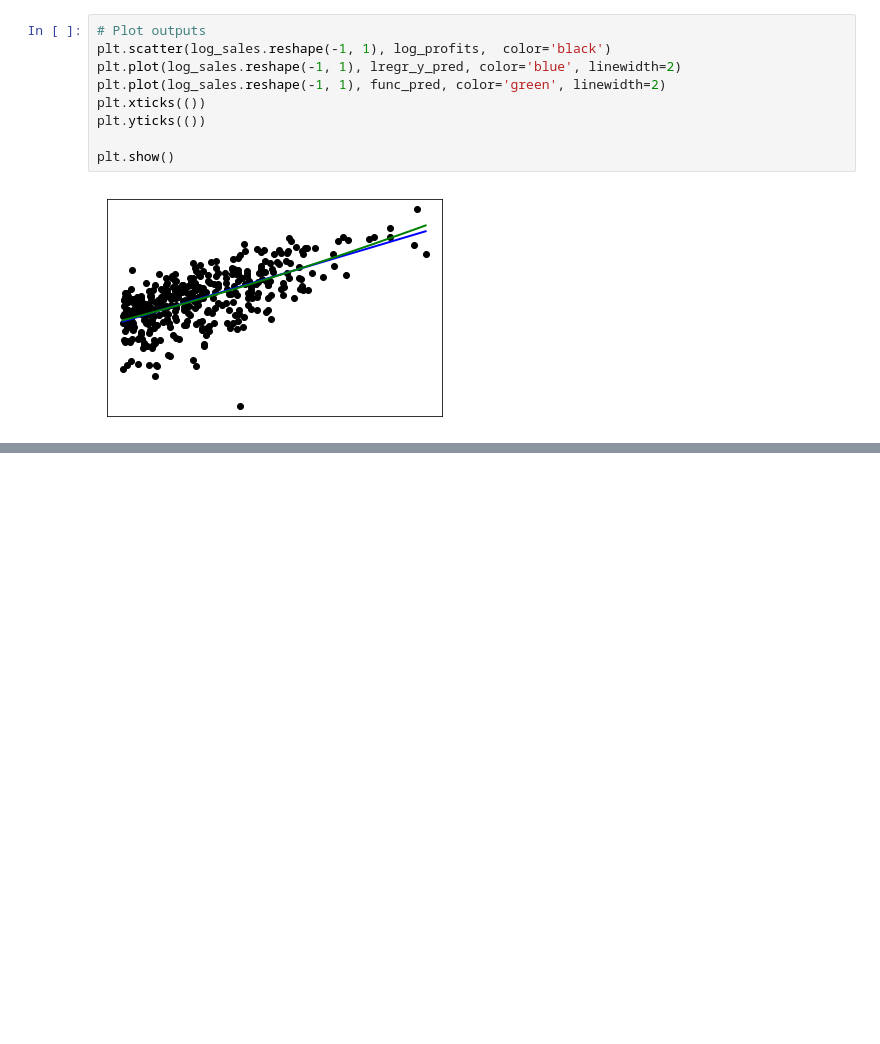
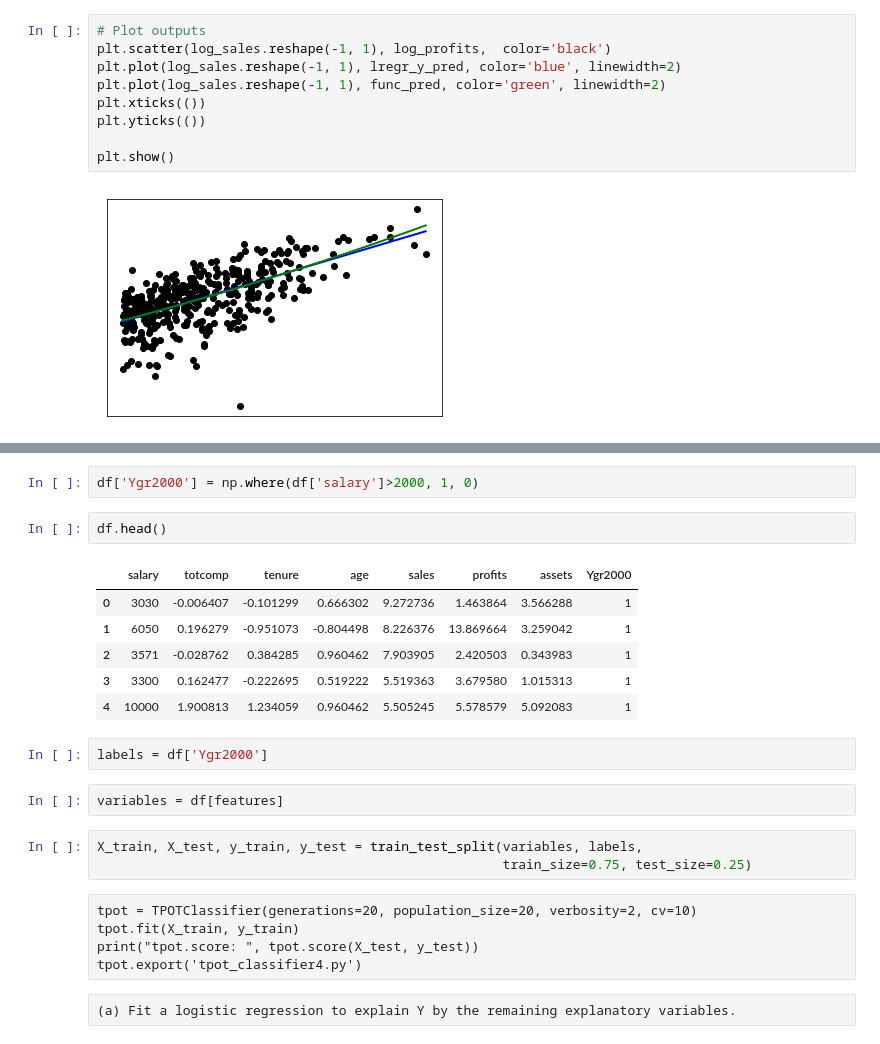
Before and after one commit to maliarenko/UCU-statistic, a Jupyter notebook: HW3/Statistics-Assignment-3_v0.0.3.ipynb, the cells around one changed output, grey strips where cells are left out. Cells and saved outputs as stored; diff of their text form; blank space fills up the shorter version.

```diff
--- a/HW3/Statistics-Assignment-3_v0.0.3.ipynb
+++ b/HW3/Statistics-Assignment-3_v0.0.3.ipynb
@@ -305,0 +422,25 @@ TypeError: residuals() takes exactly 4 arguments (2 given)
+# %%
+df['Ygr2000'] = np.where(df['salary']>2000, 1, 0)
+# %%
+df.head()
+# %% [output]
+|  | salary | totcomp | tenure | age | sales | profits | assets | Ygr2000 |
+| 0 | 3030 | -0.006407 | -0.101299 | 0.666302 | 9.272736 | 1.463864 | 3.566288 | 1 |
+| 1 | 6050 | 0.196279 | -0.951073 | -0.804498 | 8.226376 | 13.869664 | 3.259042 | 1 |
+| 2 | 3571 | -0.028762 | 0.384285 | 0.960462 | 7.903905 | 2.420503 | 0.343983 | 1 |
+| 3 | 3300 | 0.162477 | -0.222695 | 0.519222 | 5.519363 | 3.679580 | 1.015313 | 1 |
+| 4 | 10000 | 1.900813 | 1.234059 | 0.960462 | 5.505245 | 5.578579 | 5.092083 | 1 |
+# %%
+labels = df['Ygr2000']
+# %%
+variables = df[features]
+# %%
+X_train, X_test, y_train, y_test = train_test_split(variables, labels,
+                                                    train_size=0.75, test_size=0.25)
+# %% [raw]
+tpot = TPOTClassifier(generations=20, population_size=20, verbosity=2, cv=10)
+tpot.fit(X_train, y_train)
+print("tpot.score: ", tpot.score(X_test, y_test))
+tpot.export('tpot_classifier4.py')
+# %% [raw]
+(a) Fit a logistic regression to explain Y by the remaining explanatory variables.
```
Also changed, not shown: parts of 40 cells of this notebook.
